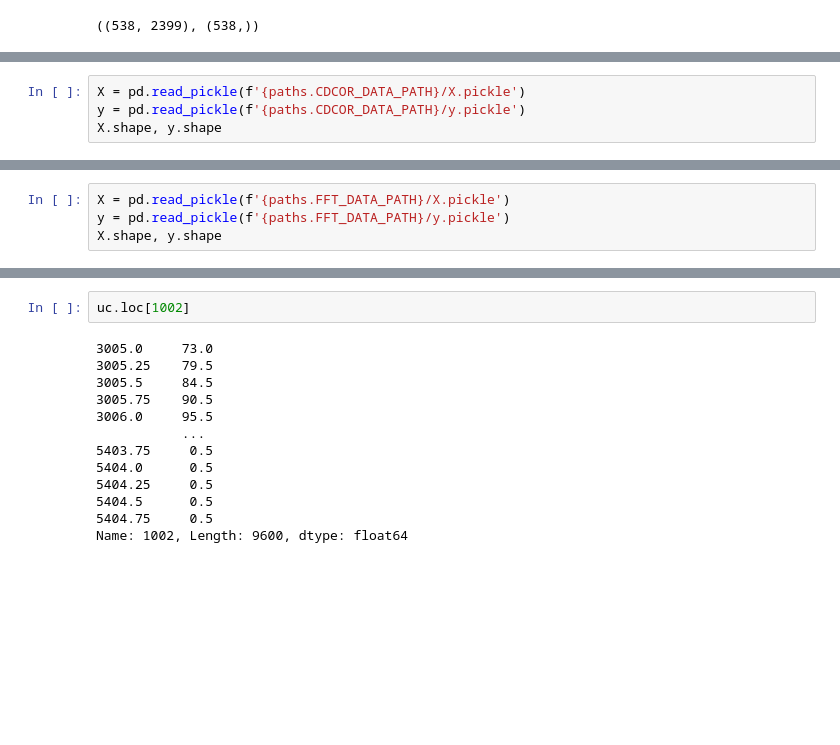
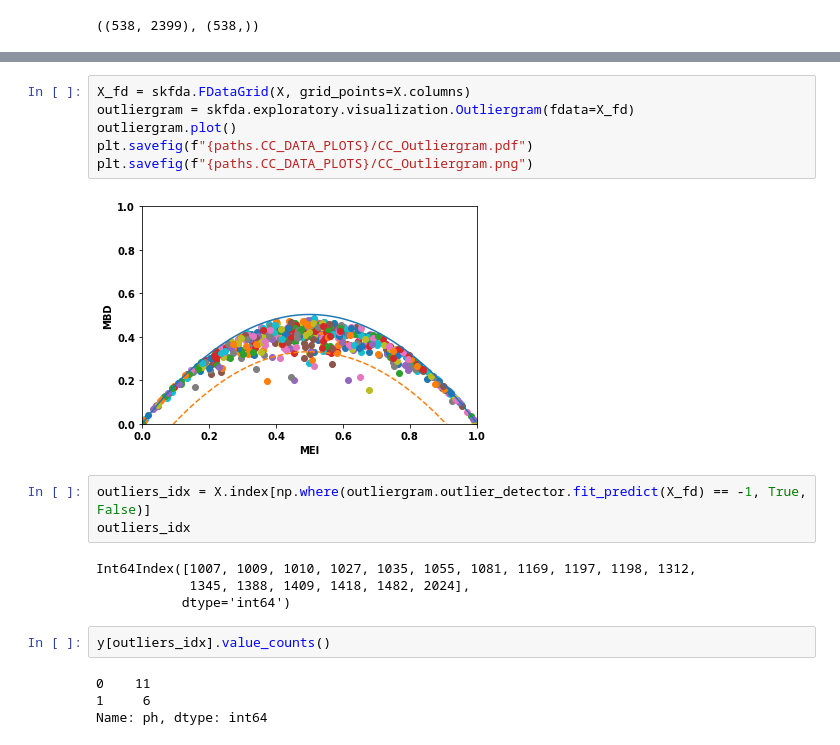
Before and after one commit to lujoselu98/TFM, a Jupyter notebook: Transformations/outliers_detection.ipynb, the cells around one changed output, grey strips where cells are left out. Saved outputs shown, nothing was run; the diff lists cells and outputs as text; blank space fills up the shorter version.

Commit message:
Outliergram for outlier detection in cc dataset

```diff
--- a/Transformations/outliers_detection.ipynb
+++ b/Transformations/outliers_detection.ipynb
@@ -25,4 +24,0 @@ Int64Index([1058, 1318, 1482], dtype='int64')
-# %%
-X = pd.read_pickle(f'{paths.CDCOR_DATA_PATH}/X.pickle')
-y = pd.read_pickle(f'{paths.CDCOR_DATA_PATH}/y.pickle')
-X.shape, y.shape
@@ -33,4 +24,0 @@ X.index[X.isna().sum(axis=1) != 0]
-# %%
-X = pd.read_pickle(f'{paths.FFT_DATA_PATH}/X.pickle')
-y = pd.read_pickle(f'{paths.FFT_DATA_PATH}/y.pickle')
-X.shape, y.shape
@@ -57,15 +25,21 @@ for idx in [1058, 1318, 1482, 1002]:
-# %%
-uc.loc[1002]
-# %% [output]
-3005.0     73.0
-3005.25    79.5
-3005.5     84.5
-3005.75    90.5
-3006.0     95.5
-           ...
-5403.75     0.5
-5404.0      0.5
-5404.25     0.5
-5404.5      0.5
-5404.75     0.5
-Name: 1002, Length: 9600, dtype: float64
+# %%
+X_fd = skfda.FDataGrid(X, grid_points=X.columns)
+outliergram = skfda.exploratory.visualization.Outliergram(fdata=X_fd)
+outliergram.plot()
+plt.savefig(f"{paths.CC_DATA_PLOTS}/CC_Outliergram.pdf")
+plt.savefig(f"{paths.CC_DATA_PLOTS}/CC_Outliergram.png")
+# %% [output]
+[figure, added]
+# %%
+outliers_idx = X.index[np.where(outliergram.outlier_detector.fit_predict(X_fd) == -1, True, False)]
+outliers_idx
+# %% [output]
+Int64Index([1007, 1009, 1010, 1027, 1035, 1055, 1081, 1169, 1197, 1198, 1312,
+            1345, 1388, 1409, 1418, 1482, 2024],
+           dtype='int64')
+# %%
+y[outliers_idx].value_counts()
+# %% [output]
+0    11
+1     6
+Name: ph, dtype: int64
```
Also changed, not shown: parts of 8 cells of this notebook, 5 other files.
